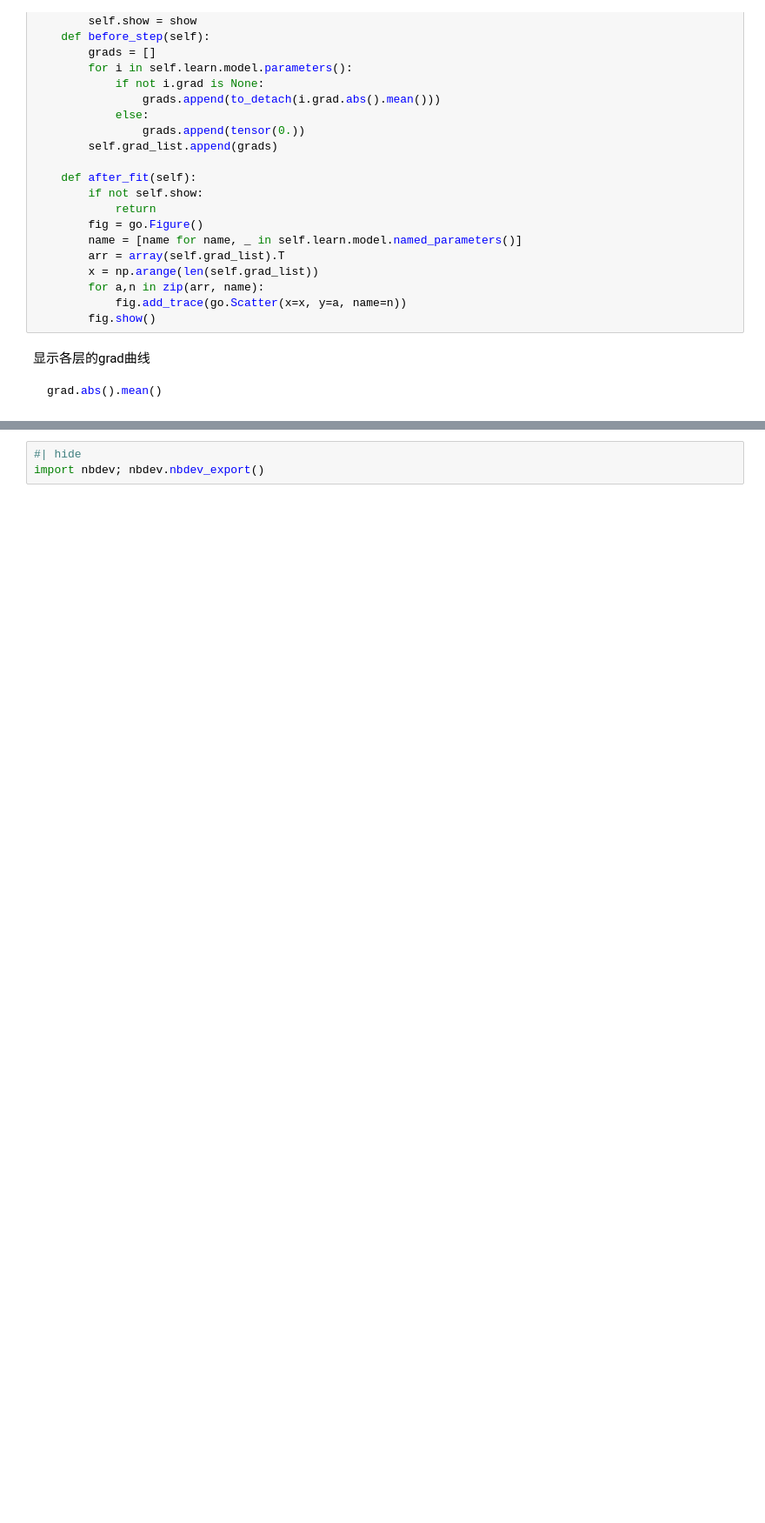
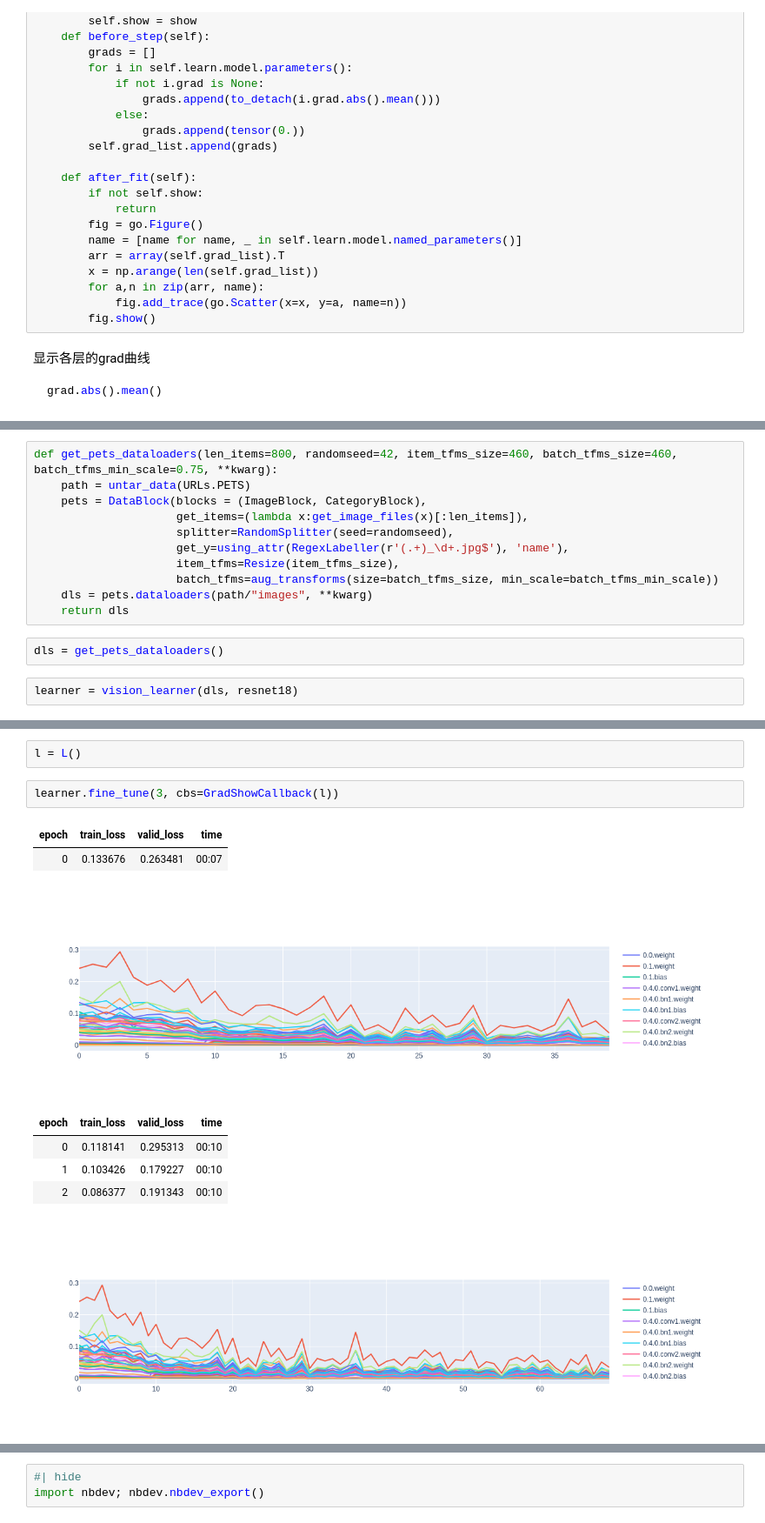
Before and after one commit to doucx/wcpdtoolbox, a Jupyter notebook: nbs/03_visualization.ipynb, the cells around one changed output, grey strips where cells are left out. Shown: that part at 87% size. Saved outputs shown, nothing was run; the diff lists cells and outputs as text; blank space fills up the shorter version.

```diff
--- a/nbs/03_visualization.ipynb
+++ b/nbs/03_visualization.ipynb
@@ -56,0 +47,15 @@ learner.fit_one_cycle(2, cbs=GradShowCallback(l))
+# %%
+def get_pets_dataloaders(len_items=800, randomseed=42, item_tfms_size=460, batch_tfms_size=460, batch_tfms_min_scale=0.75, **kwarg):
+    path = untar_data(URLs.PETS)
+    pets = DataBlock(blocks = (ImageBlock, CategoryBlock),
+                     get_items=(lambda x:get_image_files(x)[:len_items]),
+                     splitter=RandomSplitter(seed=randomseed),
+                     get_y=using_attr(RegexLabeller(r'(.+)_\d+.jpg$'), 'name'),
+                     item_tfms=Resize(item_tfms_size),
+                     batch_tfms=aug_transforms(size=batch_tfms_size, min_scale=batch_tfms_min_scale))
+    dls = pets.dataloaders(path/"images", **kwarg)
+    return dls
+# %%
+dls = get_pets_dataloaders()
+# %%
+learner = vision_learner(dls, resnet18)
@@ -57,3 +67,16 @@ learner.fit_one_cycle(2, cbs=GradShowCallback(l))
+# %%
+l = L()
+# %%
+learner.fine_tune(3, cbs=GradShowCallback(l))
+# %% [output]
+| epoch | train_loss | valid_loss | time |
+| 0 | 0.133676 | 0.263481 | 00:07 |
+[figure, added]
+| epoch | train_loss | valid_loss | time |
+| 0 | 0.118141 | 0.295313 | 00:10 |
+| 1 | 0.103426 | 0.179227 | 00:10 |
+| 2 | 0.086377 | 0.191343 | 00:10 |
+[figure, added]
 # %%
 len(l)
 # %% [output]
```
Also changed, not shown: parts of 3 cells of this notebook, 10 other files.
